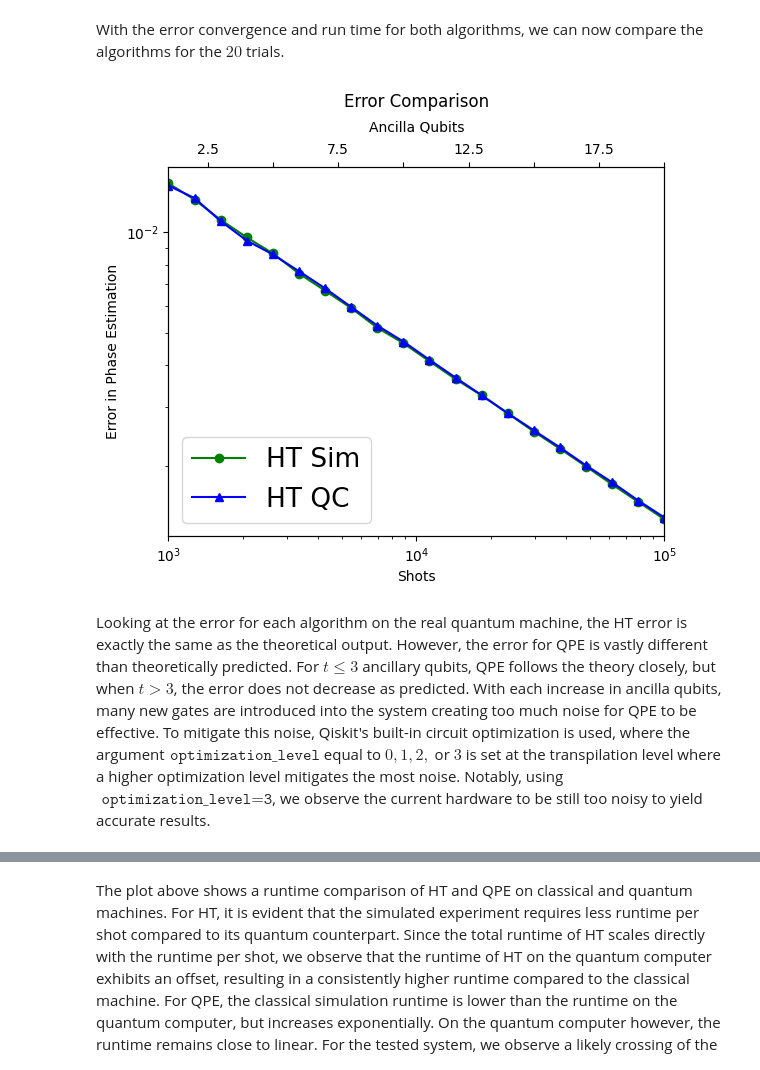
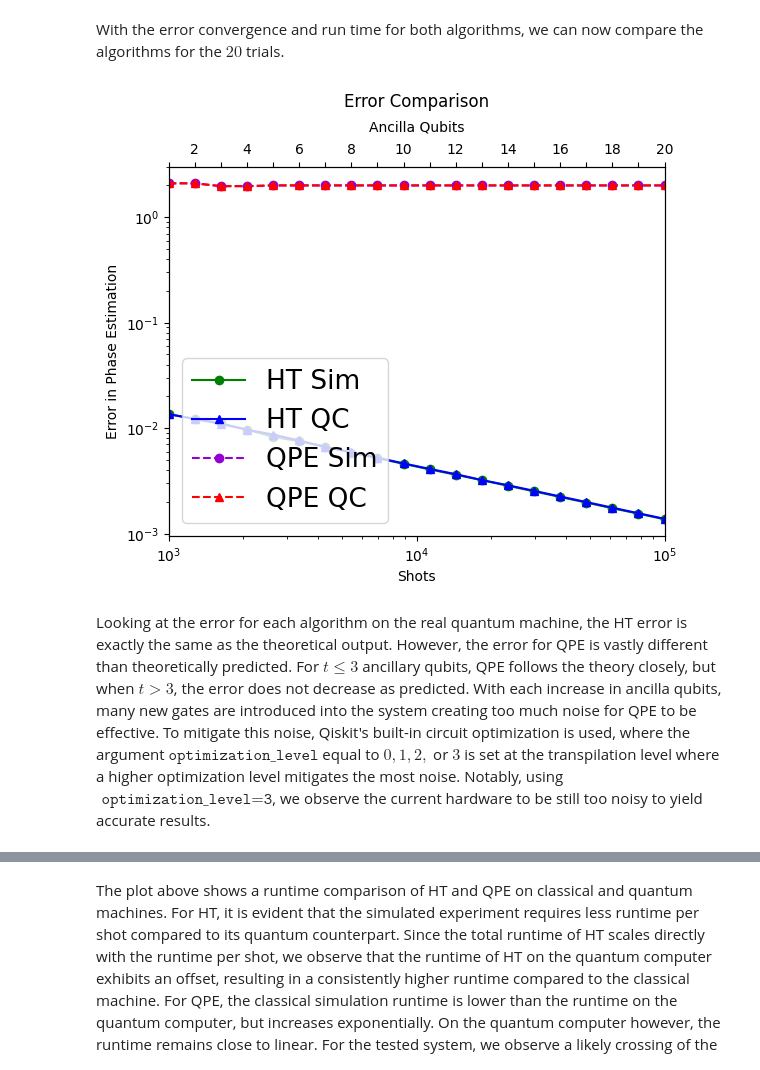
Before and after one commit to Quantum-Linear-Algebra/Intro-to-Quantum-Linear-Algebra, a Jupyter notebook: 6-Quantum_Phase_Estimation_vs_Hadamard_Test.ipynb, the cells around one changed output, grey strips where cells are left out. Drawn from its saved outputs; the diff is of its cells as text; code cells hidden in the pictures.

```diff
--- a/6-Quantum_Phase_Estimation_vs_Hadamard_Test.ipynb
+++ b/6-Quantum_Phase_Estimation_vs_Hadamard_Test.ipynb
@@ -482,3 +256,0 @@ We now follow the same procedure for the QPE algorithm on quantum hardware.
-# %%
-ancilla_bits = 3
-angle = 1/3
@@ -540,17 +257,23 @@ Decimal Number with Equivalent Value: 0.375
 # %%
+backend = rpi
+if not use_real_hardware: backend = AerSimulator(noise_model=NoiseModel.from_backend(backend))
+sampler = Sampler(backend)
+
 anc_bits = np.arange(1,21,1)
-est = []
-timesQPEQC = []
-for bit in anc_bits:
-    qc = QPE(bit, angle)
-    measure(qc, bit)
-
-    qctrans = transpile(qc, backend = backend, optimization_level=3)
-    qc_job = sampler.run([qctrans], shots = num_shots)
-    qcresult = qc_job.result()[0]
-
-    timesQPEQC.append(qc_job.usage_estimation.get('quantum_seconds'))
-    counts = qcresult.data.c.get_counts()
+QPE_hardware_runtimes = []
+QPE_hardware_error = []
+for bits in anc_bits:
+    tqc = QPE(bits, angle, backend)
+    job = sampler.run([tqc], shots=1000)
+    result = job.result()[0]
+    if not use_real_hardware: start = time.time()
+    counts = result.data.c.get_counts()
+    if not use_real_hardware:
+        end = time.time()
+        total_time = end-start
+    else:
+        total_time = job.metrics()['usage']['quantum_seconds']
+    QPE_hardware_runtimes.append(total_time)
 
     binary_num = ''
     max_num = 0
@@ -561,8 +284,7 @@ for bit in anc_bits:
     decimal_num = 0
     for i in range(len(binary_num)):
         decimal_num += int(binary_num[i])/2**(i+1)
-    est.append(decimal_num)
-    print('trial', bit,'done')
-errorQPEQC = abs(angle - np.array(est))
+    QPE_hardware_error.append(abs(angle - decimal_num))
+    print(f'Trial for {bits} ancilla bits is done')
 print('All trials completed')
 # %% [output]
@@ -620,37 +313,37 @@ With the error convergence and run time for both algorithms, we can now compare
 fig, ax = plt.subplots()
 ax2 = ax.twiny()
 
 # Plot all data on the same axis
 lin1, = ax.loglog(trials, HT_sim_error, 'go-', label='HT Sim')
 lin2, = ax.loglog(trials, HT_hardware_error, 'b^-', label='HT QC')
-# lin3, = ax.loglog(trials, errorQPES, 'darkviolet', marker='o', ls='--', label='QPE Sim')
-# lin4, = ax.loglog(trials, errorQPEQC, 'r^--', label='QPE QC')
+lin3, = ax.loglog(trials, QPE_sim_error, 'darkviolet', marker='o', ls='--', label='QPE Sim')
+lin4, = ax.loglog(trials, QPE_hardware_error, 'r^--', label='QPE QC')
 
 ax.set_xlim(10**3,10**5)
 
 # Ancilla x-axis
 ax2.set_xlim(1,20)
-# ax2.set_xticks(anc_bits)
+ax2.set_xticks(anc_bits)
 for label in ax2.xaxis.get_ticklabels()[::2]:
     label.set_visible(False)
 
 ax2.set_xlabel('Ancilla Qubits', labelpad = 8)
 
 # y log-scale
 nticks = 9
 maj_loc = ticker.LogLocator(numticks=nticks)
 min_loc = ticker.LogLocator(subs='all', numticks=nticks)
 ax2.yaxis.set_major_locator(maj_loc)
 ax2.yaxis.set_minor_locator(min_loc)
 
 ax.set_xlabel("Shots")
 ax.set_ylabel("Error in Phase Estimation")
 plt.title('Error Comparison', pad = 10)
 ax.legend(loc='lower left', fontsize=19)
 
 plt.show()
 # %% [output]
-[figure, old version]
+[figure, new version]
 # %% [markdown]
-Looking at the error for each algorithm on the real quantum machine, the HT error is exactly the same as the theoretical output. However, the error for QPE is vastly different than theoretically predicted. For $t\leq3$ ancillary qubits, QPE follows the theory closely, but when $t>3$, the error does not decrease as predicted. With each increase in ancilla qubits, many new gates are introduced into the system creating too much noise for QPE to be effective. To mitigate this noise, Qiskit's built-in circuit optimization is used, where the argument$\texttt{ optimization\_level}$ equal to $0, 1, 2,$ or $3$ is set at the transpilation level where a higher optimization level mitigates the most noise. Notably, using$\texttt{ optimization\_level=3}$, we observe the current hardware to be still too noisy to yield accurate results.
+Looking at the error for each algorithm on the real quantum machine, the HT error is exactly the same as the theoretical output. However, the error for QPE is vastly different than theoretically predicted. For $t\leq3$ ancillary qubits, QPE follows the theory closely, but when $t>3$, the error does not decrease as predicted. With each increase in ancilla qubits, many new gates are introduced into the system creating too much noise for QPE to be effective. To mitigate this noise, Qiskit's built-in circuit optimization is used, where the argument $\texttt{optimization\_level}$ equal to $0, 1, 2,$ or $3$ is set at the transpilation level where a higher optimization level mitigates the most noise. Notably, using $\texttt{ optimization\_level=3}$, we observe the current hardware to be still too noisy to yield accurate results.
 # %%
```
Also changed, not shown: parts of 48 cells of this notebook.
